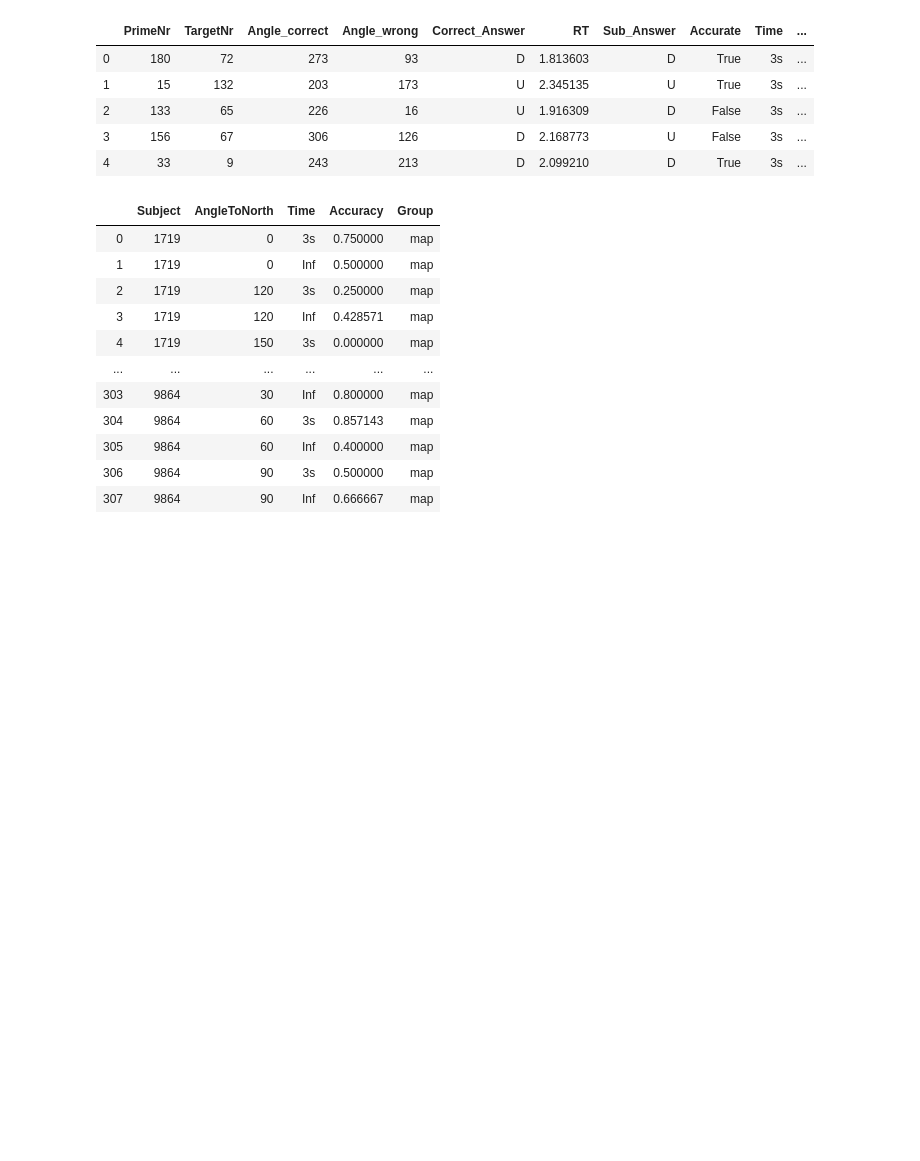
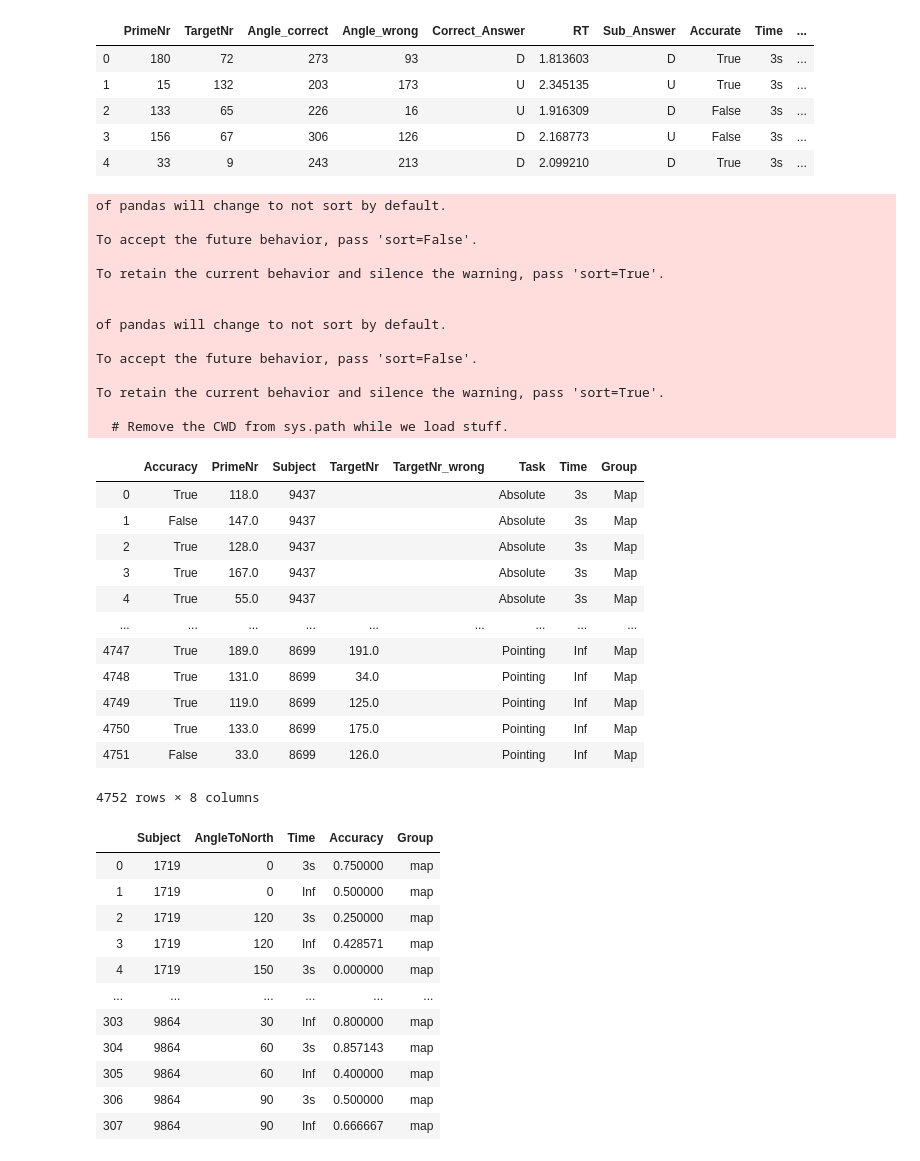
Before and after one commit to ashimakeshava/Seahaven_VR_MAP_comparison, a Jupyter notebook: Seahaven_Map_VR_create_csv.ipynb, the cells around one changed output. Drawn from its saved outputs; the diff is of its cells as text; code cells hidden in the pictures; blank space fills up the shorter version.

```diff
--- a/Seahaven_Map_VR_create_csv.ipynb
+++ b/Seahaven_Map_VR_create_csv.ipynb
@@ -217,6 +223,58 @@ display(point_df.head())
 | 2 | 133 | 65 | 226 | 16 | U | 1.916309 | D | False | 3s | ... |
 | 3 | 156 | 67 | 306 | 126 | D | 2.168773 | U | False | 3s | ... |
 | 4 | 33 | 9 | 243 | 213 | D | 2.099210 | D | True | 3s | ... |
+# %%
+
+# Make empty dataframe with task,SubjectID, PrimeNr, TargetNr , Accuracy
+#save this house_task as csv
+house_task_df = pd.DataFrame()
+
+house_task_df = pd.concat([house_task_df, abs_df.loc[:,['Subject','Task','HouseNr',
+                                                    'Time','Accurate']]], ignore_index=True)
+house_task_df = pd.concat([house_task_df, rel_df.loc[:,['Subject','Task','PrimeNr','TargetNr_correct','TargetNr_wrong',
+                                                'Time','Accurate']]], ignore_index=True)
+house_task_df = pd.concat([house_task_df, point_df.loc[:,['Subject','Task','PrimeNr','TargetNr',
+                                                'Time','Accurate']]], ignore_index=True)
+house_task_df['Group'] = 'Map'
+house_task_df = house_task_df.fillna('')
+house_task_df[['HouseNr','PrimeNr','TargetNr','TargetNr_correct','TargetNr_wrong']] = house_task_df[['HouseNr',\
+                                                 'PrimeNr','TargetNr','TargetNr_correct','TargetNr_wrong']].astype(str)
+
+
+house_task_df['HouseNr'] = house_task_df['HouseNr'] + house_task_df['PrimeNr']
+house_task_df['TargetNr'] = house_task_df['TargetNr'] + house_task_df['TargetNr_correct']
+house_task_df.drop(columns=['PrimeNr','TargetNr_correct'], inplace=True)
+house_task_df.rename(columns={'Accurate':'Accuracy','HouseNr':'PrimeNr'}, inplace=True)
+display(house_task_df)
+house_task_df.to_csv(path_or_buf = PROCESSED_DATA_PATH+'seahaven_map_house_task_accuracy.csv', index=False)
+# %% [output]
+of pandas will change to not sort by default.
+
+To accept the future behavior, pass 'sort=False'.
+
+To retain the current behavior and silence the warning, pass 'sort=True'.
+
+
+of pandas will change to not sort by default.
+
+To accept the future behavior, pass 'sort=False'.
+
+To retain the current behavior and silence the warning, pass 'sort=True'.
+
+  # Remove the CWD from sys.path while we load stuff.
+|  | Accuracy | PrimeNr | Subject | TargetNr | TargetNr_wrong | Task | Time | Group |
+| 0 | True | 118.0 | 9437 |  |  | Absolute | 3s | Map |
+| 1 | False | 147.0 | 9437 |  |  | Absolute | 3s | Map |
+| 2 | True | 128.0 | 9437 |  |  | Absolute | 3s | Map |
+| 3 | True | 167.0 | 9437 |  |  | Absolute | 3s | Map |
+| 4 | True | 55.0 | 9437 |  |  | Absolute | 3s | Map |
+| ... | ... | ... | ... | ... | ... | ... | ... | ... |
+| 4747 | True | 189.0 | 8699 | 191.0 |  | Pointing | Inf | Map |
+| 4748 | True | 131.0 | 8699 | 34.0 |  | Pointing | Inf | Map |
+| 4749 | True | 119.0 | 8699 | 125.0 |  | Pointing | Inf | Map |
+| 4750 | True | 133.0 | 8699 | 175.0 |  | Pointing | Inf | Map |
+| 4751 | False | 33.0 | 8699 | 126.0 |  | Pointing | Inf | Map |
+4752 rows × 8 columns
 # %%
 north_alignment_map = (
     abs_df
```
Also changed, not shown: parts of 25 cells of this notebook, 44 other files.
